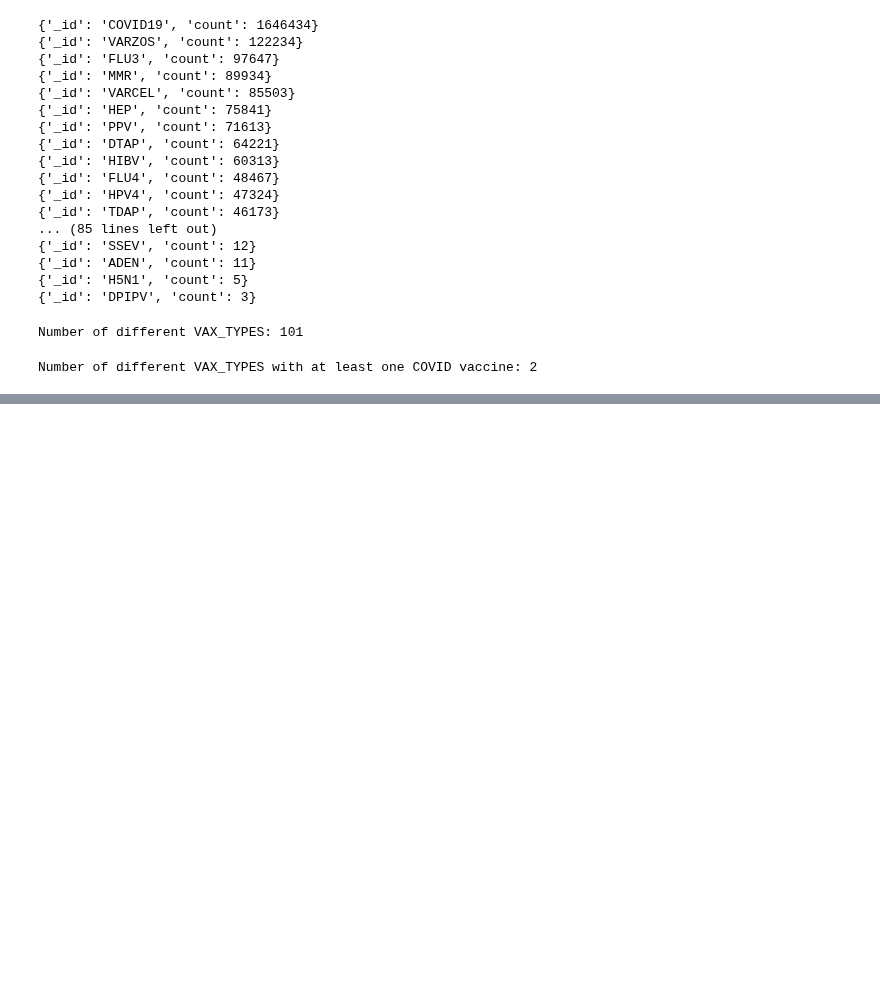
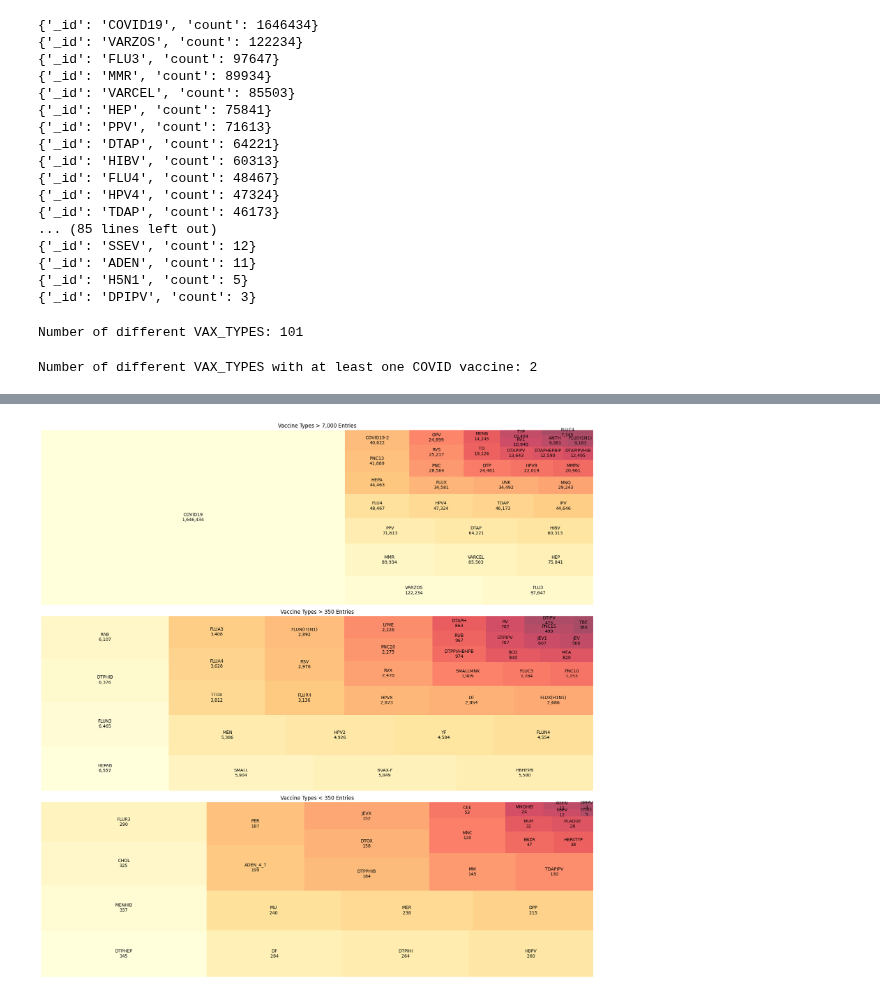
Before and after one commit to ZaNioxX/Masterarbeit, a Jupyter notebook: Data_Exploration/Top_Vaccines.ipynb, the cells around one changed output, grey strips where cells are left out. Saved outputs shown, nothing was run; the diff lists cells and outputs as text; code cells hidden in the pictures; blank space fills up the shorter version.

```diff
--- a/Data_Exploration/Top_Vaccines.ipynb
+++ b/Data_Exploration/Top_Vaccines.ipynb
@@ -185,0 +285,85 @@ Number of different VAX_TYPES with at least one COVID vaccine: 2
+# %%
+import matplotlib.pyplot as plt
+import squarify
+import locale
+import numpy as np
+import matplotlib.colors as mcolors
+
+# Set the locale to format numbers with thousands separator
+locale.setlocale(locale.LC_ALL, '')
+
+# MongoDB aggregation pipeline to count vaccine occurrences
+pipeline = [
+    {"$unwind": "$vax_data"},  # Unwind the vax_data array
+    {"$group": {"_id": "$vax_data.VAX_TYPE", "count": {"$sum": 1}}},  # Group by VAX_TYPE and count occurrences
+    {"$sort": {"count": -1}}  # Sort by count in descending order
+]
+
+# Execute the aggregation pipeline to get counts for all vaccines
+all_vaccine_counts = collection.aggregate(pipeline)
+
+# Extract vaccine types and counts for all vaccines
+vaccine_types = []
+vaccine_counts_list = []
+for vaccine in all_vaccine_counts:
+    vaccine_types.append(vaccine['_id'])
+    vaccine_counts_list.append(vaccine['count'])
+
+# Normalize counts for better visualization
+total_count = sum(vaccine_counts_list)
+sizes = [(count / total_count) * 100 for count in vaccine_counts_list]
+
+# Divide vaccine types into three groups based on count
+threshold_large = 7000
+threshold_medium = 350
+
+large_vaccine_types = []
+large_vaccine_counts_list = []
+medium_vaccine_types = []
+medium_vaccine_counts_list = []
+small_vaccine_types = []
+small_vaccine_counts_list = []
+
+for vaccine_type, count in zip(vaccine_types, vaccine_counts_list):
+    if count >= threshold_large:
+        large_vaccine_types.append(vaccine_type)
+        large_vaccine_counts_list.append(count)
+    elif threshold_medium <= count < threshold_large:
+        medium_vaccine_types.append(vaccine_type)
+        medium_vaccine_counts_list.append(count)
+    else:
+        small_vaccine_types.append(vaccine_type)
+        small_vaccine_counts_list.append(count)
+
+# Define the colormap
+cmap = plt.cm.get_cmap('YlOrRd')
+
+# Plotting
+plt.figure(figsize=(18, 18))
+
+# Define a function to handle label display based on rectangle size
+def display_label(vaccine_type, count):
+    return f'{vaccine_type}\n{locale.format_string("%.0f", count, grouping=True)}'
+
+# Plot for large vaccine types
+plt.subplot(3, 1, 1)
+squarify.plot(sizes=large_vaccine_counts_list, label=[display_label(vt, ct) for vt, ct in zip(large_vaccine_types, large_vaccine_counts_list)], alpha=0.7, color=cmap(np.linspace(0, 1, len(large_vaccine_types))))
+plt.title('Vaccine Types > 7,000 Entries')
+plt.axis('off')
+
+# Plot for medium vaccine types
+plt.subplot(3, 1, 2)
+squarify.plot(sizes=medium_vaccine_counts_list, label=[display_label(vt, ct) for vt, ct in zip(medium_vaccine_types, medium_vaccine_counts_list)], alpha=0.7, color=cmap(np.linspace(0, 1, len(medium_vaccine_types))))
+plt.title('Vaccine Types > 350 Entries')
+plt.axis('off')
+
+# Plot for small vaccine types
+plt.subplot(3, 1, 3)
+squarify.plot(sizes=small_vaccine_counts_list, label=[display_label(vt, ct) for vt, ct in zip(small_vaccine_types, small_vaccine_counts_list)], alpha=0.7, color=cmap(np.linspace(0, 1, len(small_vaccine_types))))
+plt.title('Vaccine Types < 350 Entries')
+plt.axis('off')
+
+plt.tight_layout()
+plt.show()
+# %% [output]
+[figure, added]
```
Also changed, not shown: parts of 4 cells of this notebook, 5 other files.
